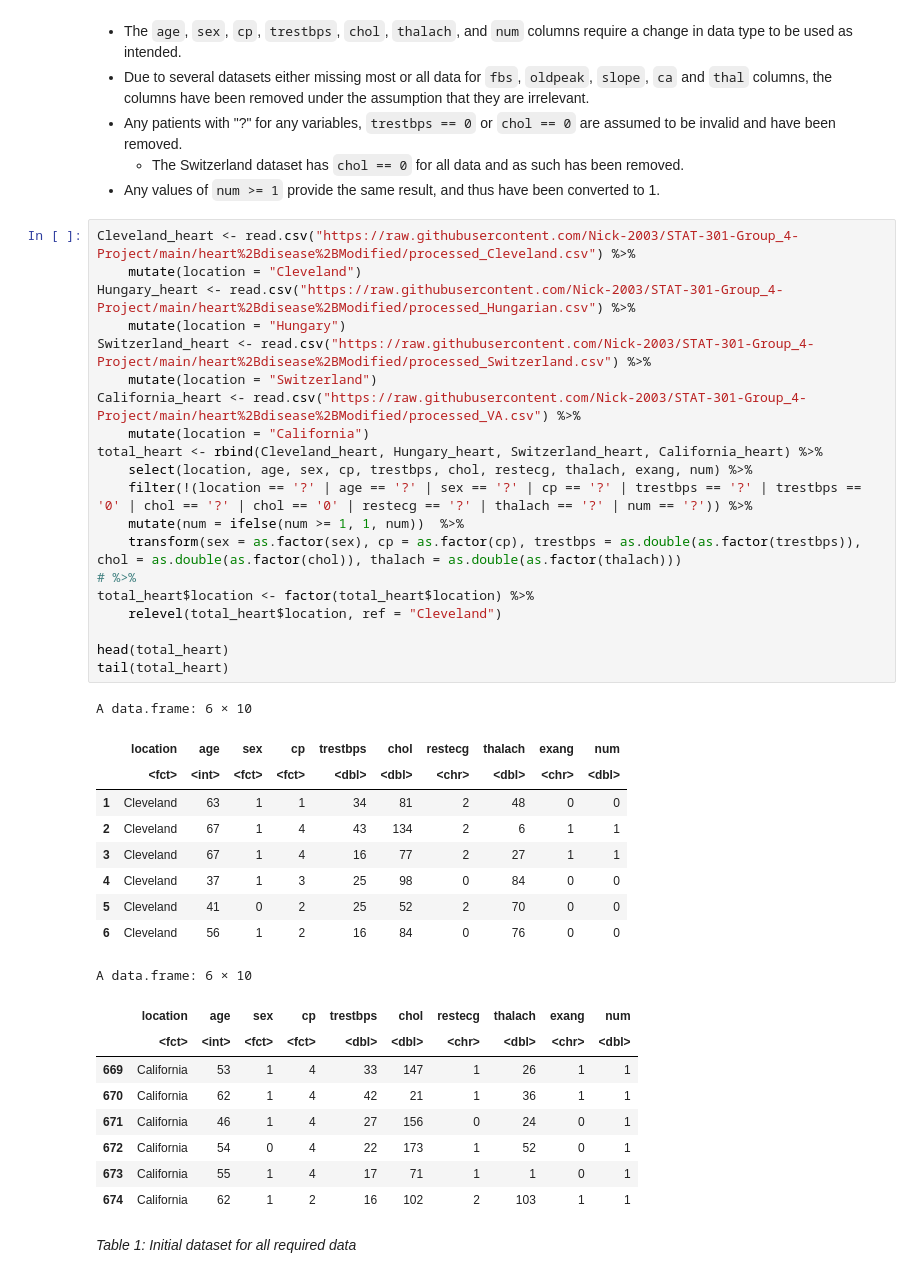
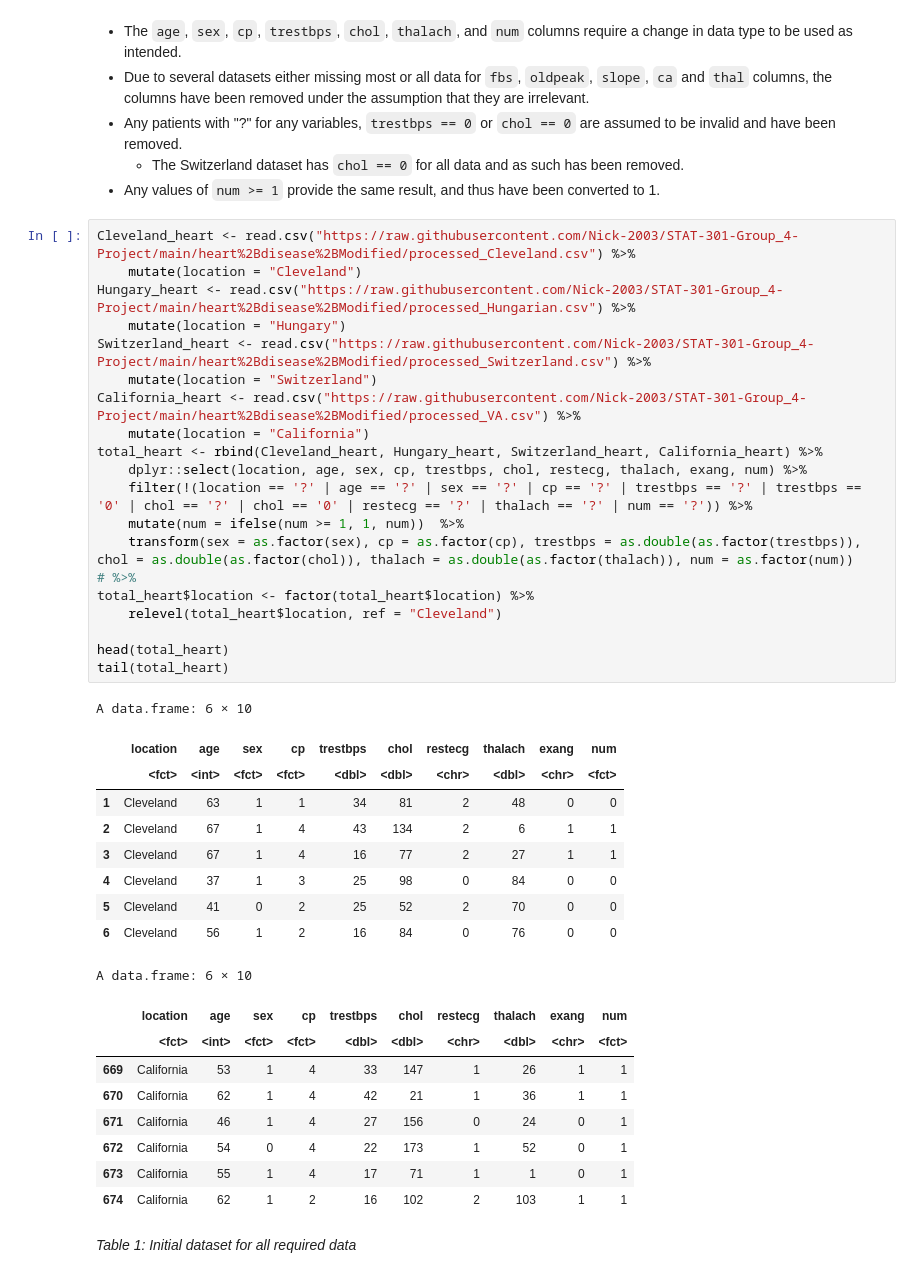
Before and after one commit to Nick-2003/STAT-301-Group_4-Project_Final, a Jupyter notebook: STAT_301_Group_4_Assignment_4_(Nicholas_Tam).ipynb, the cells around one changed output. Cells and saved outputs as stored; diff of their text form.

```diff
--- a/STAT_301_Group_4_Assignment_4_(Nicholas_Tam).ipynb
+++ b/STAT_301_Group_4_Assignment_4_(Nicholas_Tam).ipynb
@@ -116,27 +116,27 @@ The following object is masked from ‘package:purrr’:
 # %%
 Cleveland_heart <- read.csv("https://raw.githubusercontent.com/Nick-2003/STAT-301-Group_4-Project/main/heart%2Bdisease%2BModified/processed_Cleveland.csv") %>%
     mutate(location = "Cleveland")
 Hungary_heart <- read.csv("https://raw.githubusercontent.com/Nick-2003/STAT-301-Group_4-Project/main/heart%2Bdisease%2BModified/processed_Hungarian.csv") %>%
     mutate(location = "Hungary")
 Switzerland_heart <- read.csv("https://raw.githubusercontent.com/Nick-2003/STAT-301-Group_4-Project/main/heart%2Bdisease%2BModified/processed_Switzerland.csv") %>%
     mutate(location = "Switzerland")
 California_heart <- read.csv("https://raw.githubusercontent.com/Nick-2003/STAT-301-Group_4-Project/main/heart%2Bdisease%2BModified/processed_VA.csv") %>%
     mutate(location = "California")
 total_heart <- rbind(Cleveland_heart, Hungary_heart, Switzerland_heart, California_heart) %>%
-    select(location, age, sex, cp, trestbps, chol, restecg, thalach, exang, num) %>%
+    dplyr::select(location, age, sex, cp, trestbps, chol, restecg, thalach, exang, num) %>%
     filter(!(location == '?' | age == '?' | sex == '?' | cp == '?' | trestbps == '?' | trestbps == '0' | chol == '?' | chol == '0' | restecg == '?' | thalach == '?' | num == '?')) %>%
     mutate(num = ifelse(num >= 1, 1, num))  %>%
-    transform(sex = as.factor(sex), cp = as.factor(cp), trestbps = as.double(as.factor(trestbps)), chol = as.double(as.factor(chol)), thalach = as.double(as.factor(thalach)))
+    transform(sex = as.factor(sex), cp = as.factor(cp), trestbps = as.double(as.factor(trestbps)), chol = as.double(as.factor(chol)), thalach = as.double(as.factor(thalach)), num = as.factor(num))
 # %>%
 total_heart$location <- factor(total_heart$location) %>%
     relevel(total_heart$location, ref = "Cleveland")
 
 head(total_heart)
 tail(total_heart)
 # %% [output]
 A data.frame: 6 × 10
 |  | location | age | sex | cp | trestbps | chol | restecg | thalach | exang | num |
-|  | <fct> | <int> | <fct> | <fct> | <dbl> | <dbl> | <chr> | <dbl> | <chr> | <dbl> |
+|  | <fct> | <int> | <fct> | <fct> | <dbl> | <dbl> | <chr> | <dbl> | <chr> | <fct> |
 | 1 | Cleveland | 63 | 1 | 1 | 34 | 81 | 2 | 48 | 0 | 0 |
 | 2 | Cleveland | 67 | 1 | 4 | 43 | 134 | 2 | 6 | 1 | 1 |
 | 3 | Cleveland | 67 | 1 | 4 | 16 | 77 | 2 | 27 | 1 | 1 |
@@ -145,7 +145,7 @@ A data.frame: 6 × 10
 | 6 | Cleveland | 56 | 1 | 2 | 16 | 84 | 0 | 76 | 0 | 0 |
 A data.frame: 6 × 10
 |  | location | age | sex | cp | trestbps | chol | restecg | thalach | exang | num |
-|  | <fct> | <int> | <fct> | <fct> | <dbl> | <dbl> | <chr> | <dbl> | <chr> | <dbl> |
+|  | <fct> | <int> | <fct> | <fct> | <dbl> | <dbl> | <chr> | <dbl> | <chr> | <fct> |
 | 669 | California | 53 | 1 | 4 | 33 | 147 | 1 | 26 | 1 | 1 |
 | 670 | California | 62 | 1 | 4 | 42 | 21 | 1 | 36 | 1 | 1 |
 | 671 | California | 46 | 1 | 4 | 27 | 156 | 0 | 24 | 0 | 1 |
```
Also changed, not shown: parts of 3 cells of this notebook, 1 other file.
